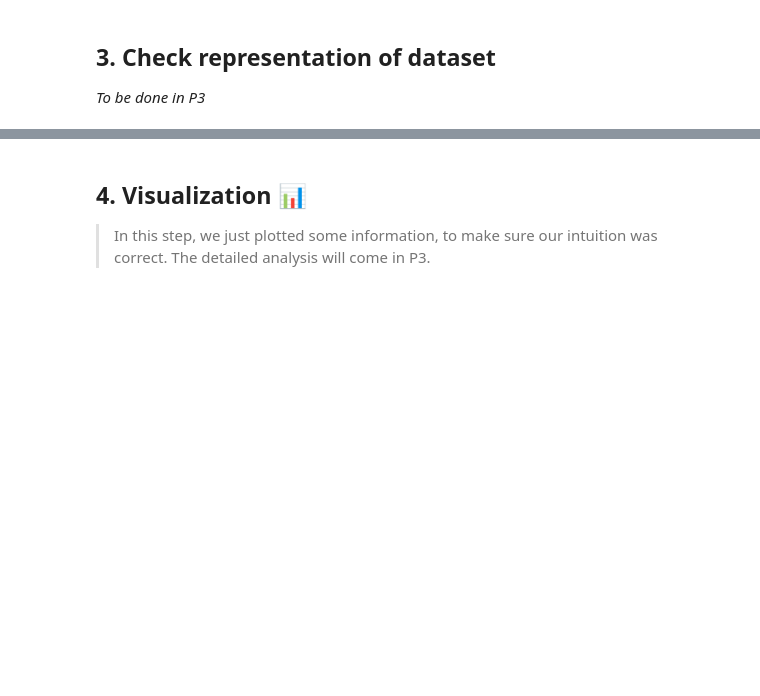
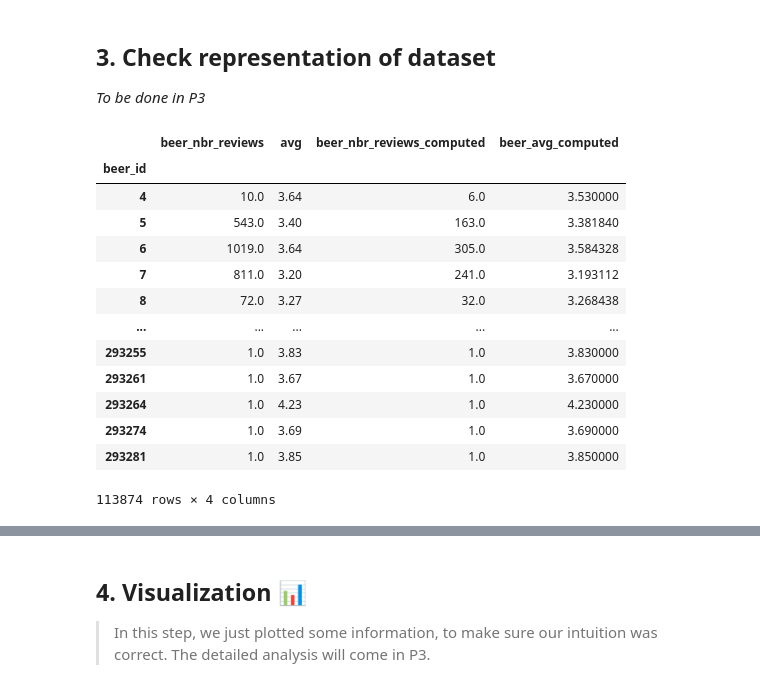
Before and after one commit to epfl-ada/ada-2023-project-beeradaventure46, a Jupyter notebook: Milestone_2.ipynb, the cells around one changed output, grey strips where cells are left out. Drawn from its saved outputs; the diff is of its cells as text; code cells hidden in the pictures; blank space fills up the shorter version.

```diff
--- a/Milestone_2.ipynb
+++ b/Milestone_2.ipynb
@@ -934,0 +945,17 @@ Shape of df :  (1083683, 29)
+# %%
+display(filtered_df_beer)
+# %% [output]
+|  | beer_nbr_reviews | avg | beer_nbr_reviews_computed | beer_avg_computed |
+| beer_id |  |  |  |  |
+| 4 | 10.0 | 3.64 | 6.0 | 3.530000 |
+| 5 | 543.0 | 3.40 | 163.0 | 3.381840 |
+| 6 | 1019.0 | 3.64 | 305.0 | 3.584328 |
+| 7 | 811.0 | 3.20 | 241.0 | 3.193112 |
+| 8 | 72.0 | 3.27 | 32.0 | 3.268438 |
+| ... | ... | ... | ... | ... |
+| 293255 | 1.0 | 3.83 | 1.0 | 3.830000 |
+| 293261 | 1.0 | 3.67 | 1.0 | 3.670000 |
+| 293264 | 1.0 | 4.23 | 1.0 | 4.230000 |
+| 293274 | 1.0 | 3.69 | 1.0 | 3.690000 |
+| 293281 | 1.0 | 3.85 | 1.0 | 3.850000 |
+113874 rows × 4 columns
```
Also changed, not shown: parts of 11 cells of this notebook, 2 other files.
